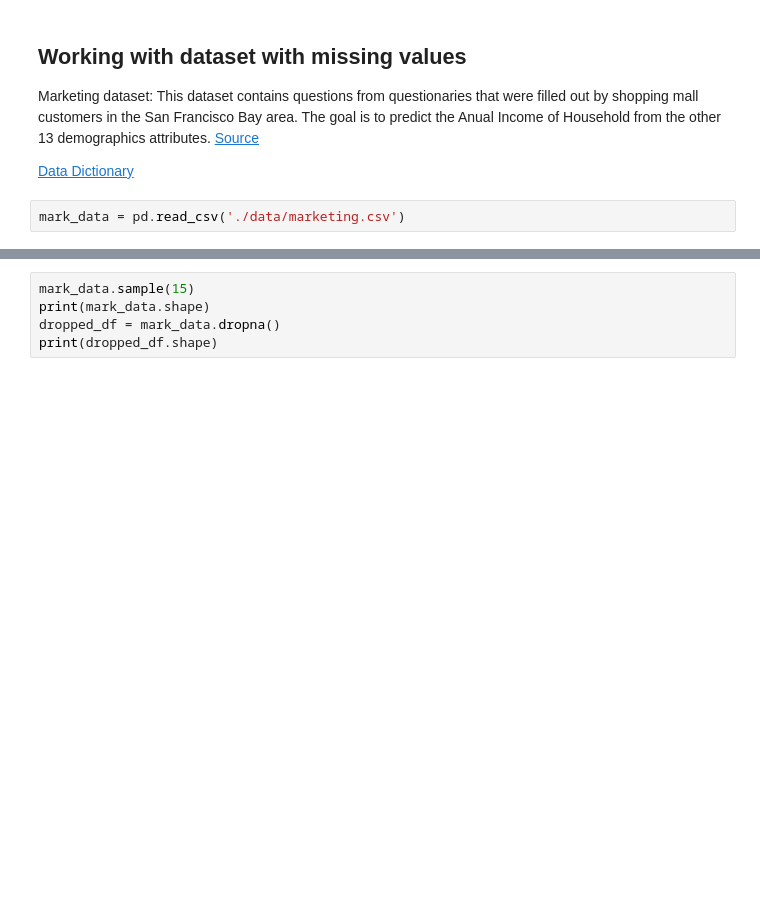
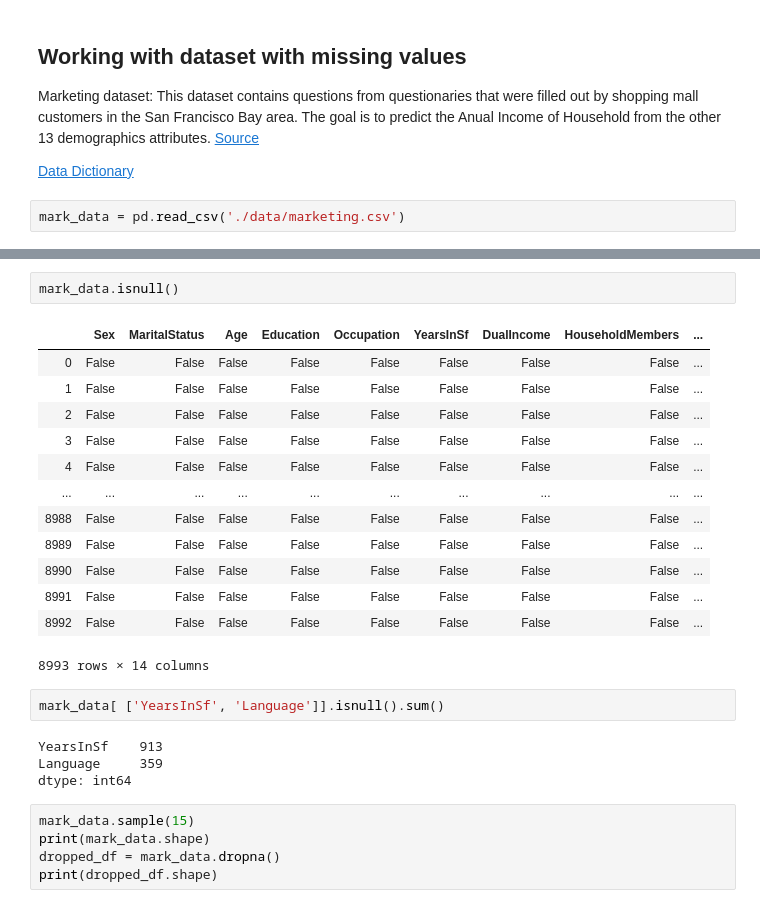
Before and after one commit to jarp/ITAO-30210-SP21, a Jupyter notebook: Class_11_Pandas_Masking_Missing_Data.ipynb, the cells around one changed output, grey strips where cells are left out. Saved outputs shown, nothing was run; the diff lists cells and outputs as text; blank space fills up the shorter version.

```diff
--- a/Class_11_Pandas_Masking_Missing_Data.ipynb
+++ b/Class_11_Pandas_Masking_Missing_Data.ipynb
@@ -167,3 +239,25 @@ mark_data.head(15)
+# %%
+mark_data.isnull()
+# %% [output]
+|  | Sex | MaritalStatus | Age | Education | Occupation | YearsInSf | DualIncome | HouseholdMembers | ... |
+| 0 | False | False | False | False | False | False | False | False | ... |
+| 1 | False | False | False | False | False | False | False | False | ... |
+| 2 | False | False | False | False | False | False | False | False | ... |
+| 3 | False | False | False | False | False | False | False | False | ... |
+| 4 | False | False | False | False | False | False | False | False | ... |
+| ... | ... | ... | ... | ... | ... | ... | ... | ... | ... |
+| 8988 | False | False | False | False | False | False | False | False | ... |
+| 8989 | False | False | False | False | False | False | False | False | ... |
+| 8990 | False | False | False | False | False | False | False | False | ... |
+| 8991 | False | False | False | False | False | False | False | False | ... |
+| 8992 | False | False | False | False | False | False | False | False | ... |
+8993 rows × 14 columns
+# %%
+mark_data[ ['YearsInSf', 'Language']].isnull().sum()
+# %% [output]
+YearsInSf    913
+Language     359
+dtype: int64
 # %%
 mark_data.sample(15)
 print(mark_data.shape)
```
Also changed, not shown: parts of 5 cells of this notebook.
